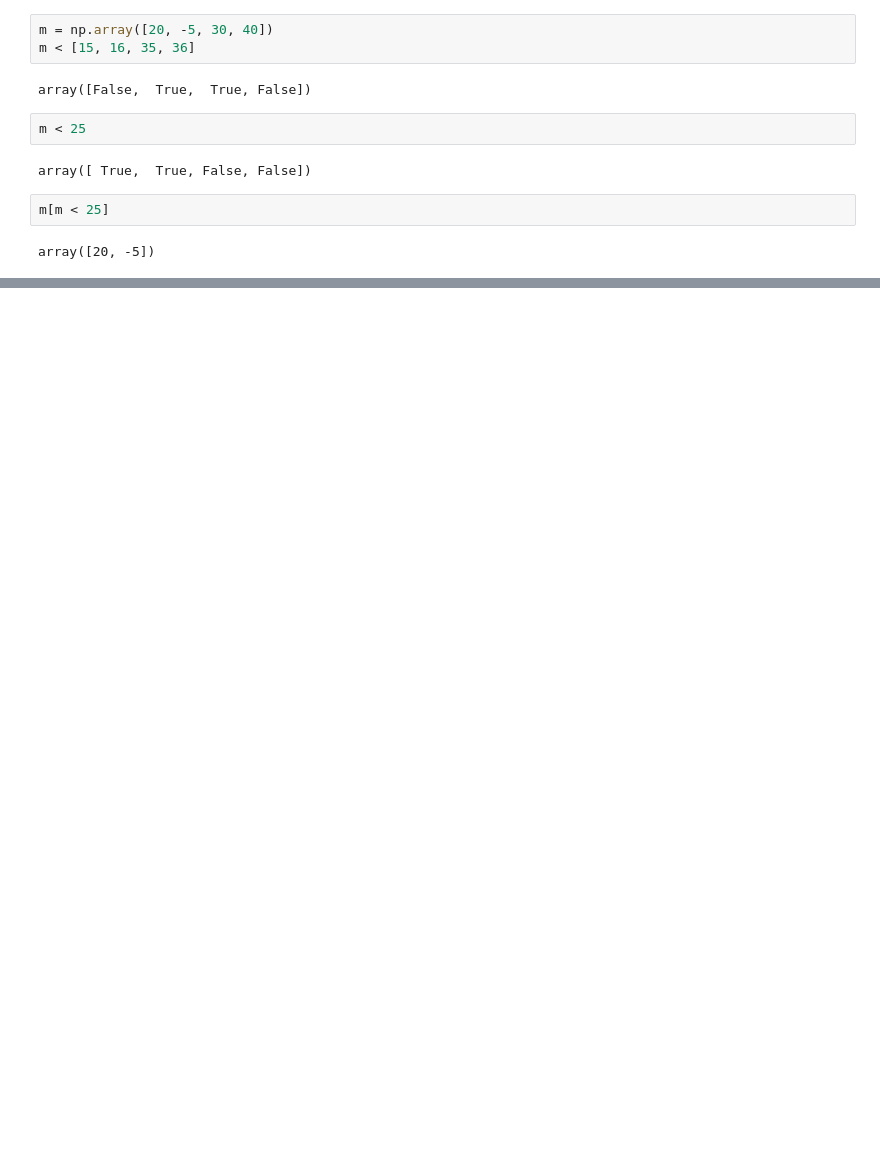
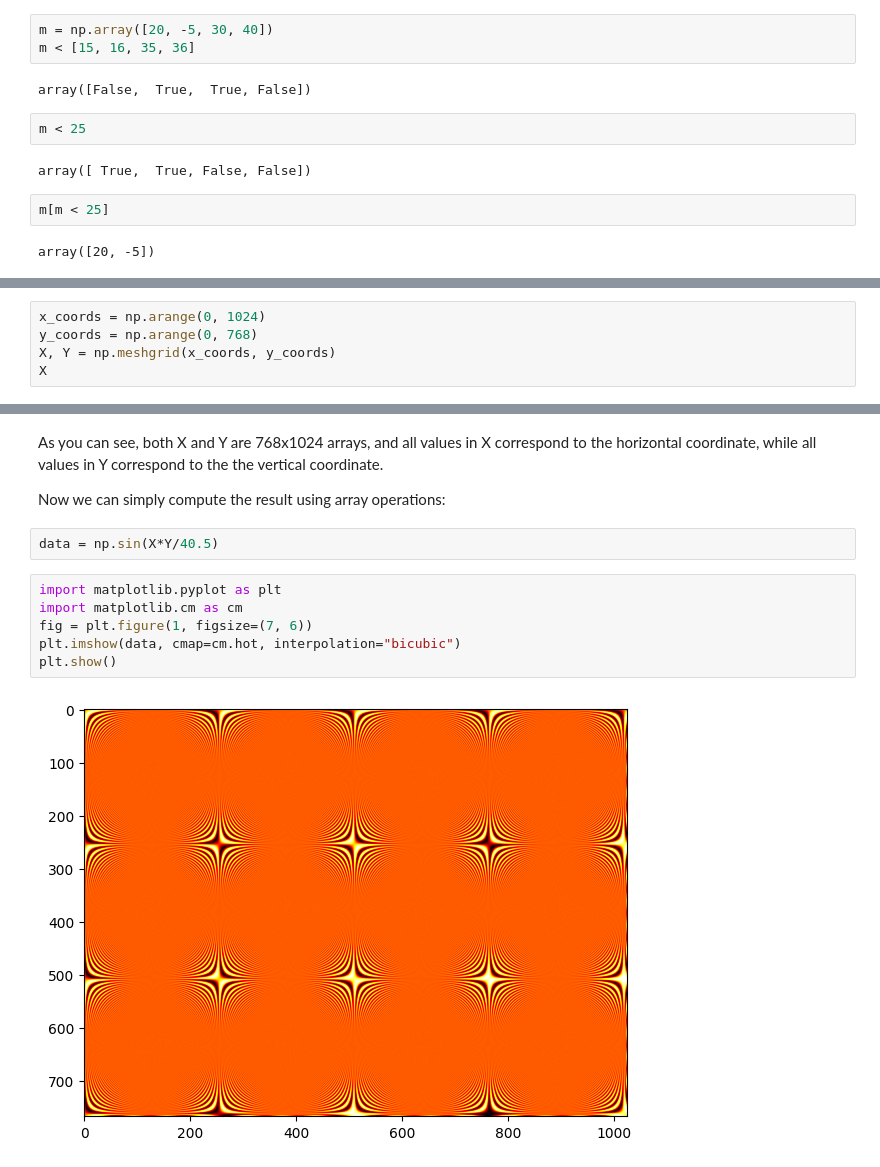
Before and after one commit to nswekosk/hands-on-machine-learning-practice, a Jupyter notebook: Numpy_Practice.ipynb, the cells around one changed output, grey strips where cells are left out. Cells and saved outputs as stored; diff of their text form; blank space fills up the shorter version.

```diff
--- a/Numpy_Practice.ipynb
+++ b/Numpy_Practice.ipynb
@@ -128,0 +941,5 @@ array([20, -5])
+# %%
+x_coords = np.arange(0, 1024)
+y_coords = np.arange(0, 768)
+X, Y = np.meshgrid(x_coords, y_coords)
+X
@@ -128,0 +964,14 @@ array([20, -5])
+# %% [markdown]
+As you can see, both X and Y are 768x1024 arrays, and all values in X correspond to the horizontal coordinate, while all values in Y correspond to the the vertical coordinate.
+
+Now we can simply compute the result using array operations:
+# %%
+data = np.sin(X*Y/40.5)
+# %%
+import matplotlib.pyplot as plt
+import matplotlib.cm as cm
+fig = plt.figure(1, figsize=(7, 6))
+plt.imshow(data, cmap=cm.hot, interpolation="bicubic")
+plt.show()
+# %% [output]
+[figure, added]
```
Also changed, not shown: parts of 129 cells of this notebook.
